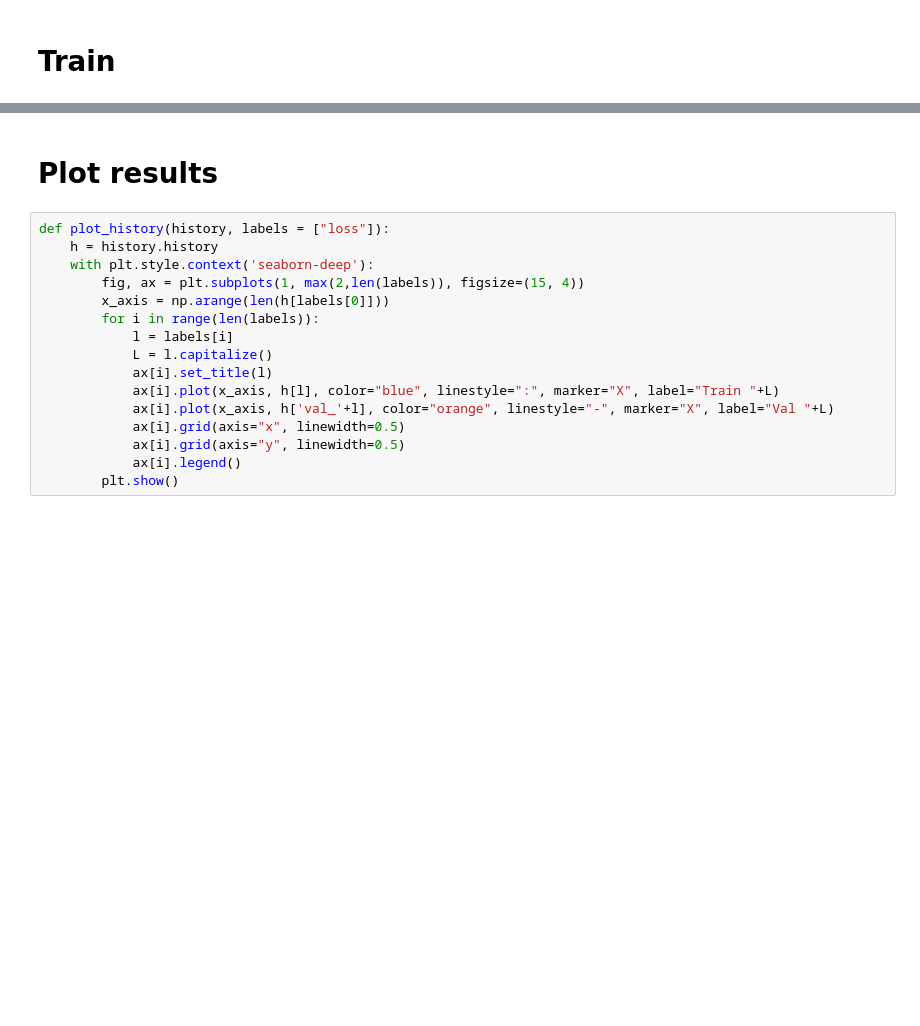
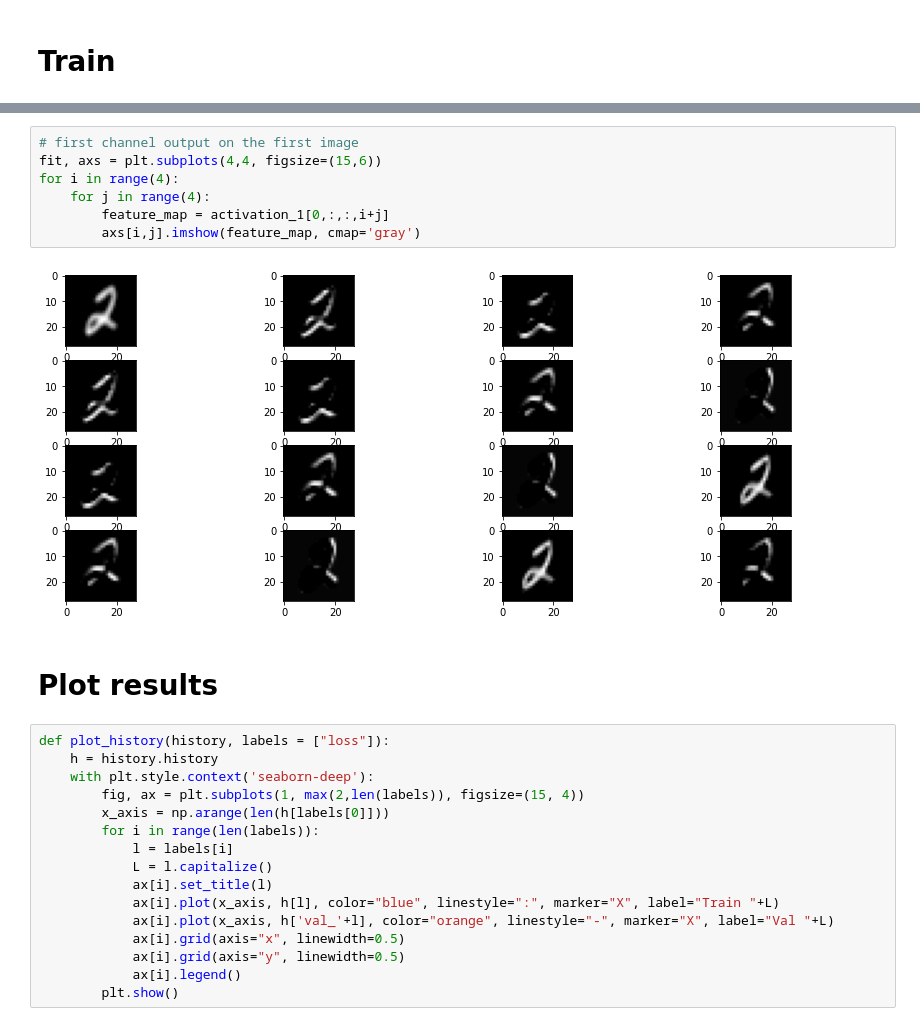
Before and after one commit to 0r4nd/HandwritingRecognition, a Jupyter notebook: notebooks/HandwritingRecognition.ipynb, the cells around one changed output, grey strips where cells are left out. Saved outputs shown, nothing was run; the diff lists cells and outputs as text; blank space fills up the shorter version.

```diff
--- a/notebooks/HandwritingRecognition.ipynb
+++ b/notebooks/HandwritingRecognition.ipynb
@@ -327,3 +332,12 @@ training time: 646.6788334999992
+# %%
+# first channel output on the first image
+fit, axs = plt.subplots(4,4, figsize=(15,6))
+for i in range(4):
+    for j in range(4):
+        feature_map = activation_1[0,:,:,i+j]
+        axs[i,j].imshow(feature_map, cmap='gray')
+# %% [output]
+[figure, added]
 # %% [markdown]
 # Plot results
 # %%
```
Also changed, not shown: parts of 21 cells of this notebook.
